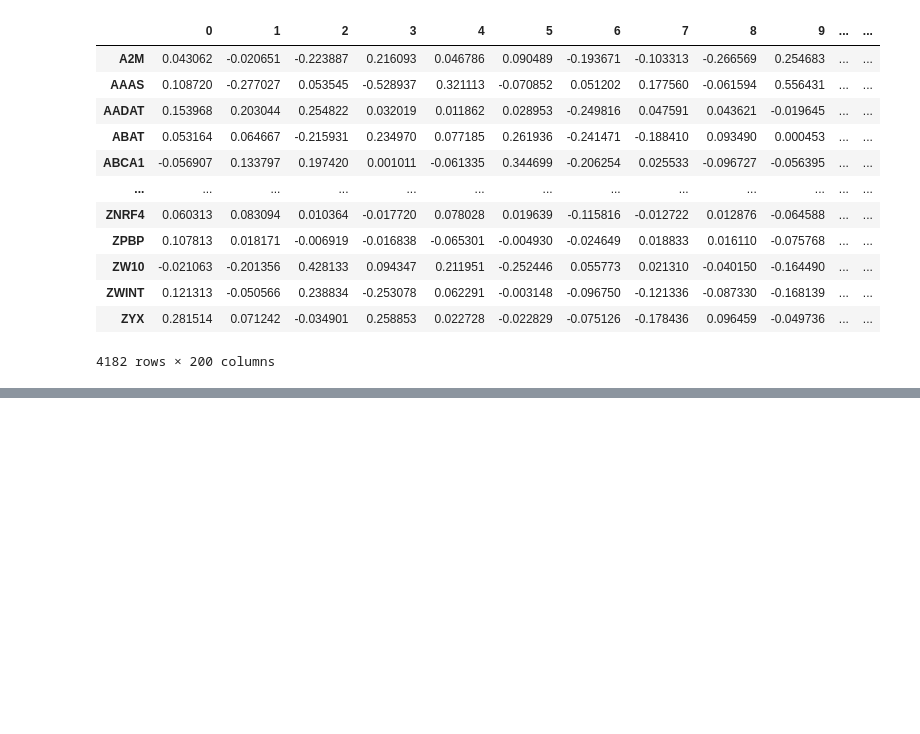
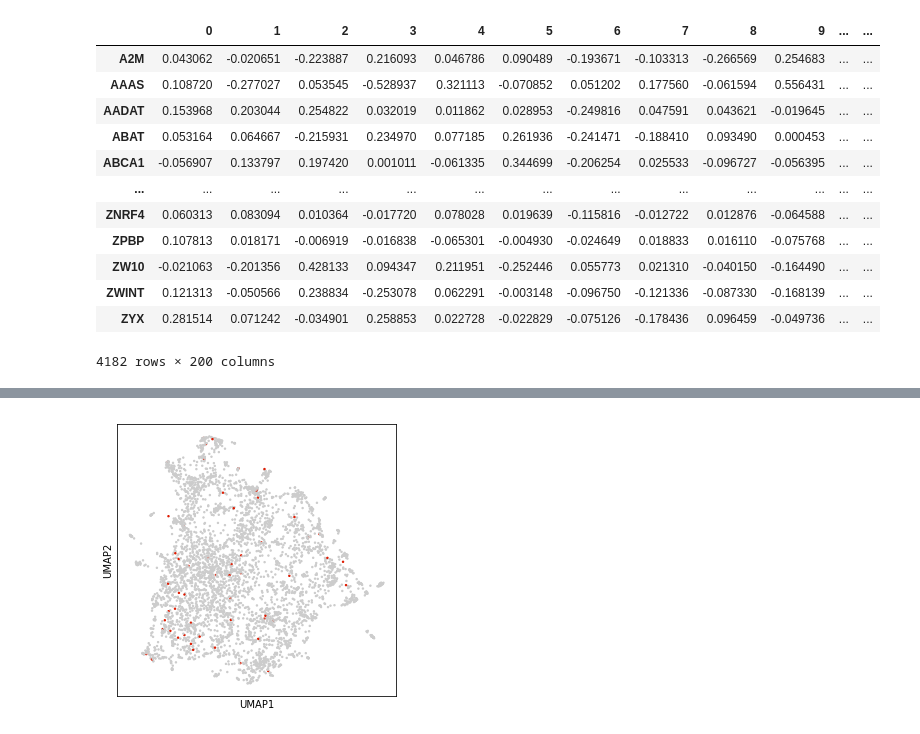
Before and after one commit to mbernste/gene-word-vector-exploration, a Jupyter notebook: gene_wv_clustering.ipynb, the cells around one changed output, grey strips where cells are left out. Drawn from its saved outputs; the diff is of its cells as text; code cells hidden in the pictures; blank space fills up the shorter version.

```diff
--- a/gene_wv_clustering.ipynb
+++ b/gene_wv_clustering.ipynb
@@ -132,0 +145,31 @@ figure.savefig('hallmark_umap_plots.png', format='png', dpi=150)
+# %%
+from numpy.random import binomial
+
+def _rand_color_indices(p, n):
+    rands = binomial(1, p, size=n)
+    return rands
+
+def _scatterplot_color_by_random_gene_set(ax, X_umap, n_genes):
+    colors = ['#CCCCCC', '#de1a00']
+    ax.scatter(
+        X_umap[:,0],
+        X_umap[:,1],
+        s=2,
+        c=[
+            colors[ci]
+            for ci in _rand_color_indices(n_genes/len(X_umap), len(X_umap))
+        ]
+    )
+    ax.set_xlabel('UMAP1')
+    ax.set_ylabel('UMAP2')
+    ax.set_xticks([])
+    ax.set_yticks([])
+figure, ax = plt.subplots(
+    1,
+    1,
+    figsize = (5,5)
+)
+_scatterplot_color_by_random_gene_set(ax, X_umap, 50)
+plt.show()
+# %% [output]
+[figure, added]
```
Also changed, not shown: parts of 9 cells of this notebook.
